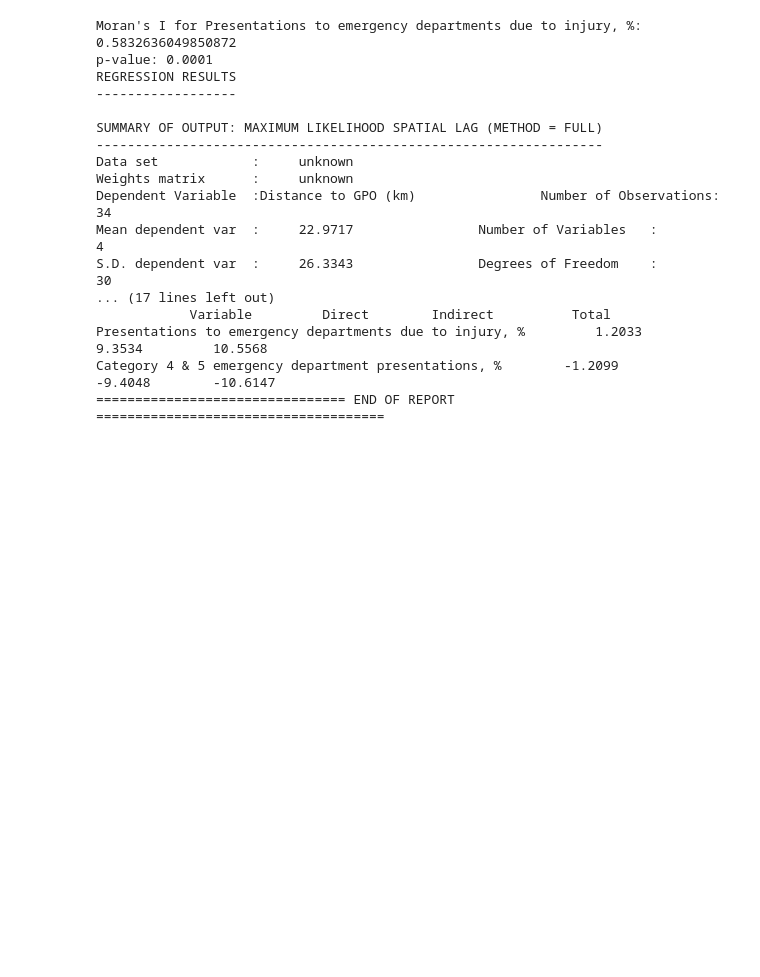
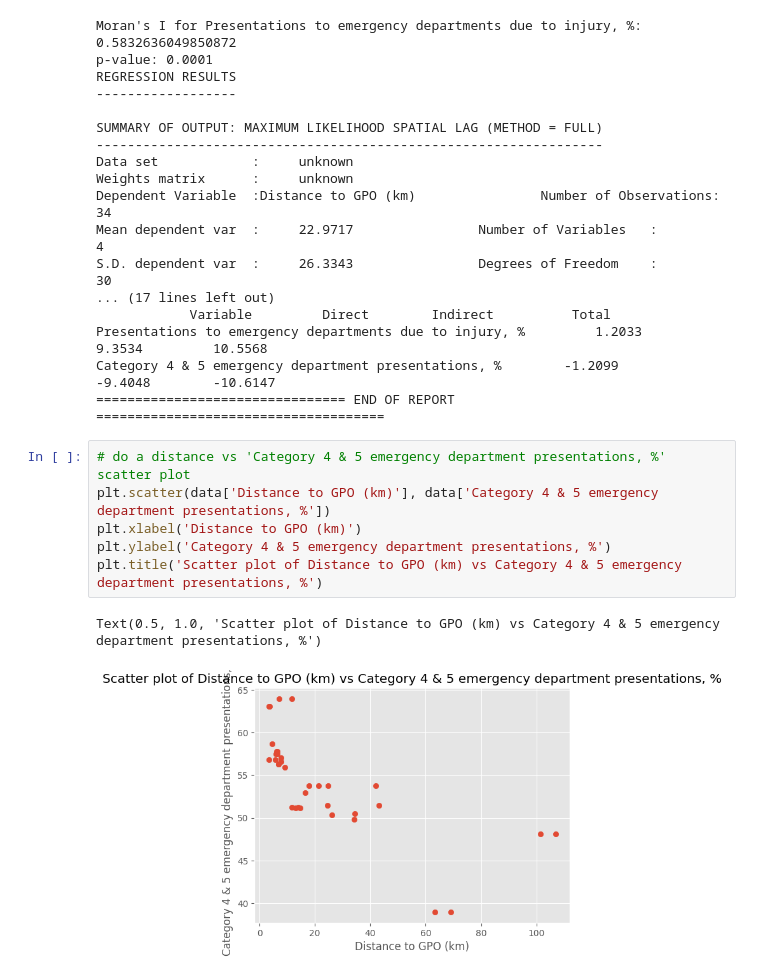
Before and after one commit to Subhasis-Biswas/ML4CPS_Project2, a Jupyter notebook: b1.ipynb, the cells around one changed output. Cells and saved outputs as stored; diff of their text form; blank space fills up the shorter version.

```diff
--- a/b1.ipynb
+++ b/b1.ipynb
@@ -421,3 +421,12 @@ S.D. dependent var  :     26.3343                Degrees of Freedom    :
 Presentations to emergency departments due to injury, %         1.2033          9.3534         10.5568
 Category 4 & 5 emergency department presentations, %        -1.2099         -9.4048        -10.6147
 ================================ END OF REPORT =====================================
+# %%
+# do a distance vs 'Category 4 & 5 emergency department presentations, %' scatter plot
+plt.scatter(data['Distance to GPO (km)'], data['Category 4 & 5 emergency department presentations, %'])
+plt.xlabel('Distance to GPO (km)')
+plt.ylabel('Category 4 & 5 emergency department presentations, %')
+plt.title('Scatter plot of Distance to GPO (km) vs Category 4 & 5 emergency department presentations, %')
+# %% [output]
+Text(0.5, 1.0, 'Scatter plot of Distance to GPO (km) vs Category 4 & 5 emergency department presentations, %')
+[figure, added]
```
Also changed, not shown: parts of 8 cells of this notebook.
